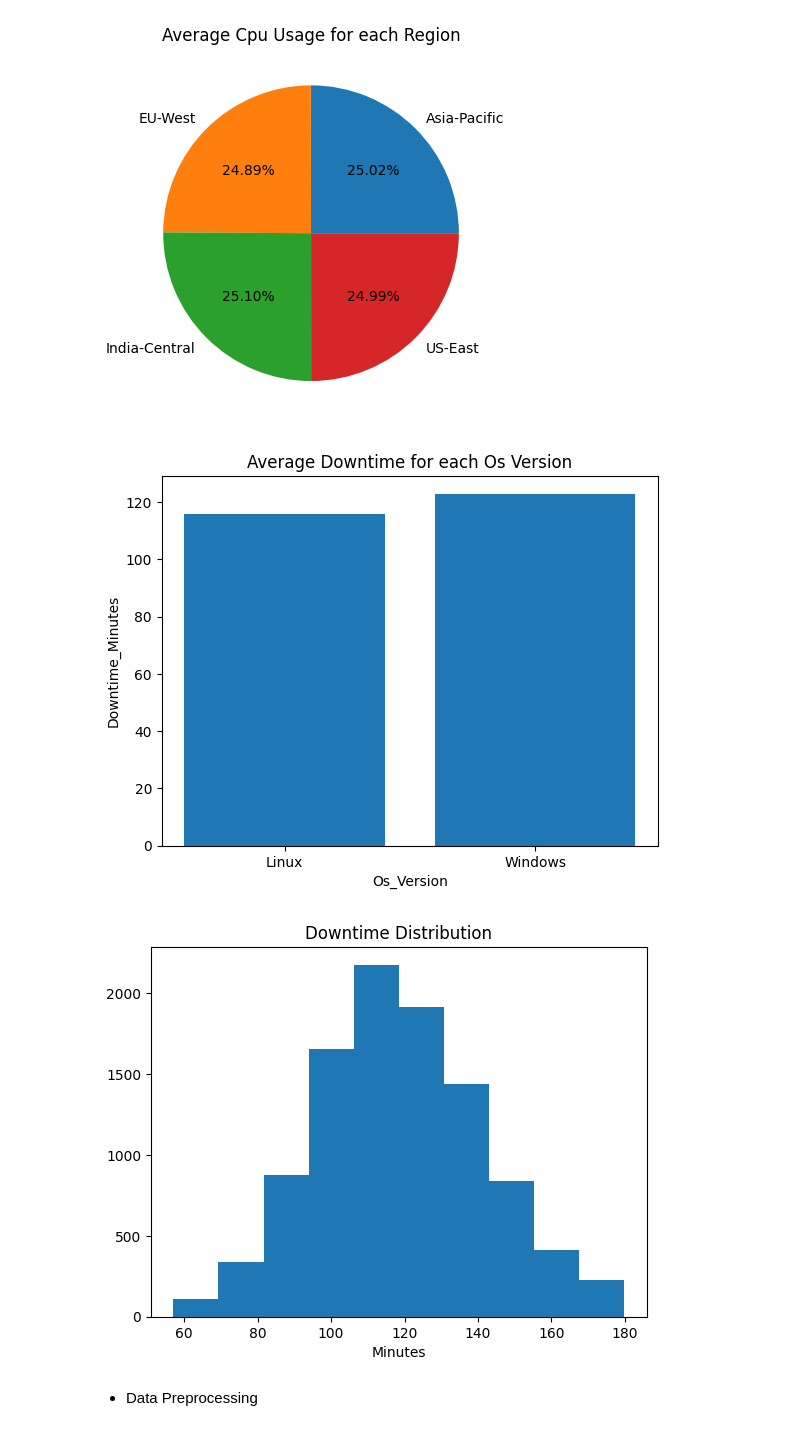
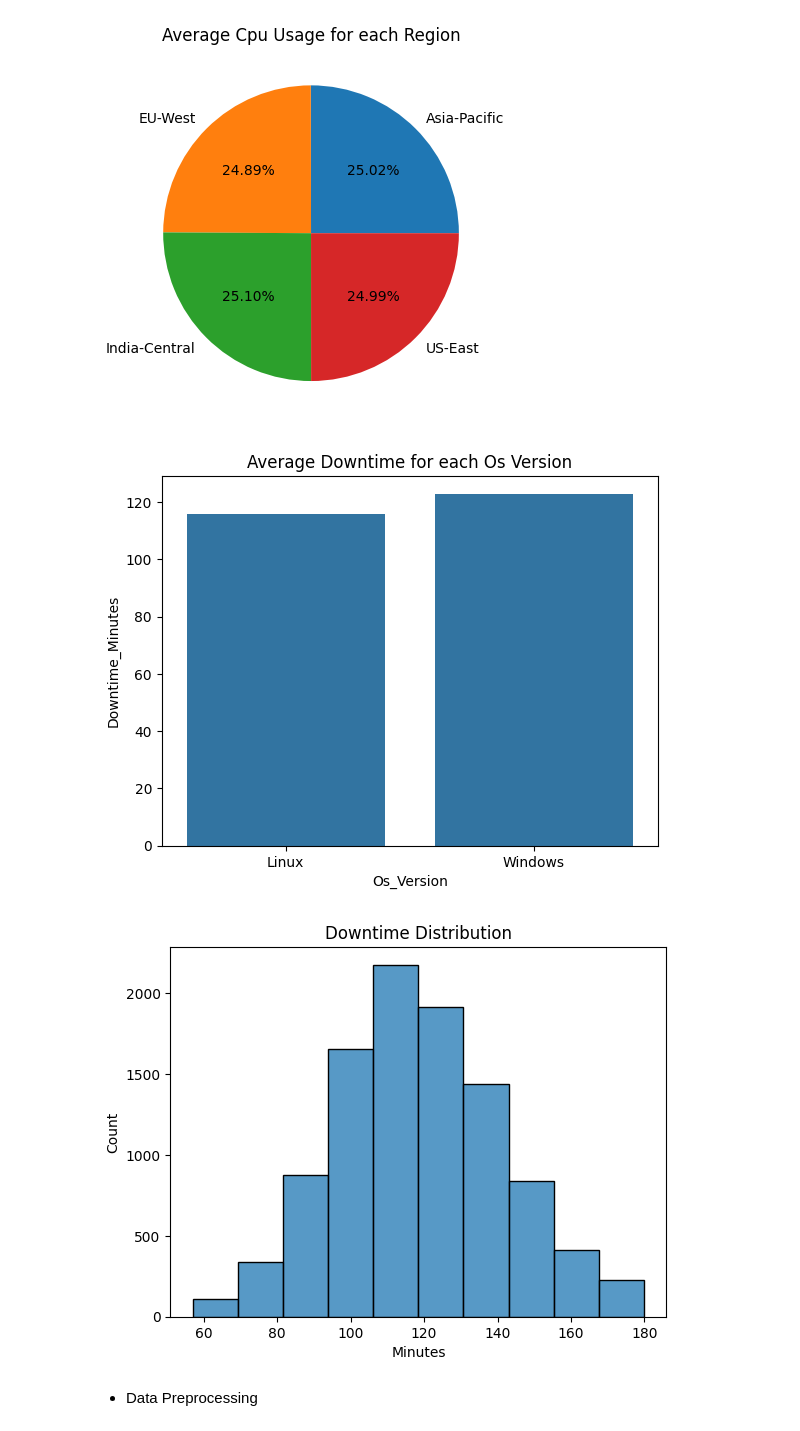
Before and after one commit to vishaldede/Server-Downtime-Duration-Prediction, a Jupyter notebook: Server Downtime Duration Prediction.ipynb, the cells around one changed output. Saved outputs shown, nothing was run; the diff lists cells and outputs as text; code cells hidden in the pictures.

```diff
--- a/Server Downtime Duration Prediction.ipynb
+++ b/Server Downtime Duration Prediction.ipynb
@@ -370,21 +370,21 @@ plt.show()
 # %%
 # 3.What is the average downtime for each os version?
 cpu_usage = df.groupby('Os_Version')['Downtime_Minutes'].mean()
-plt.bar(cpu_usage.index,cpu_usage.values)
+sns.barplot(x=cpu_usage.index,y=cpu_usage.values)
 plt.title('Average Downtime for each Os Version')
 plt.xlabel('Os_Version')
 plt.ylabel('Downtime_Minutes')
 plt.show()
 # %% [output]
-[figure, old version]
+[figure, new version]
 # %%
 # 4.What is downtime distribution?
-plt.hist(df['Downtime_Minutes'],bins=10)
+sns.histplot(df['Downtime_Minutes'],bins=10)
 plt.title('Downtime Distribution')
 plt.xlabel('Minutes')
 plt.show()
 # %% [output]
-[figure, old version]
+[figure, new version]
 # %% [markdown]
 * Data Preprocessing
 # %%
```
Also changed, not shown: parts of 3 cells of this notebook.
